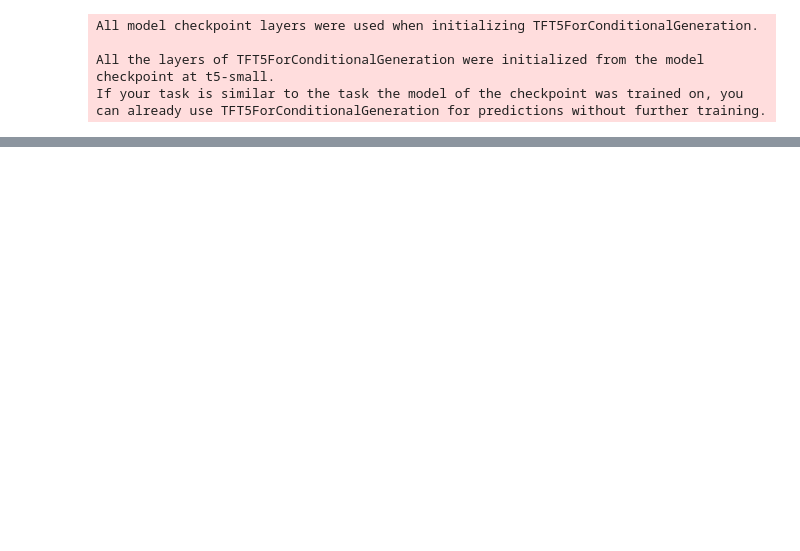
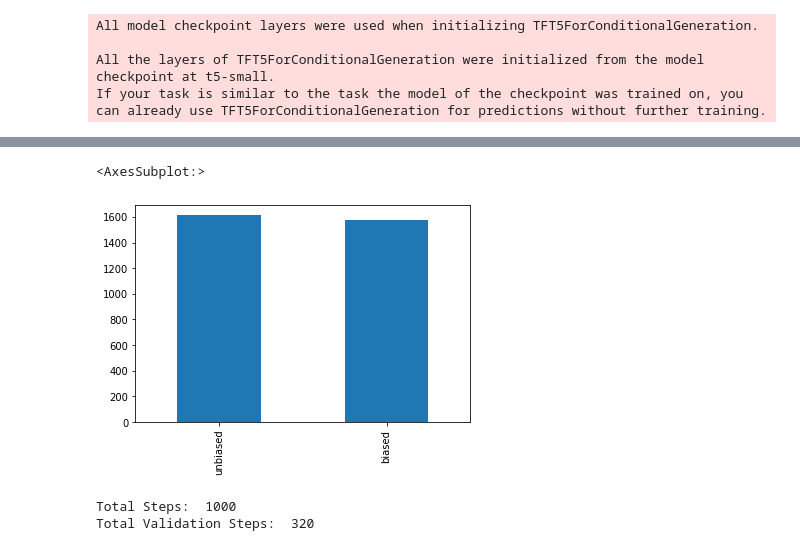
Before and after one commit to AshQTan/T5-GAN, a Jupyter notebook: GAN.ipynb, the cells around one changed output, grey strips where cells are left out. Drawn from its saved outputs; the diff is of its cells as text; code cells hidden in the pictures; blank space fills up the shorter version.

```diff
--- a/GAN.ipynb
+++ b/GAN.ipynb
@@ -84,0 +187,5 @@ If your task is similar to the task the model of the checkpoint was trained on,
+# %%
+tfdf["label"][10000:].value_counts().plot.bar()
+# %% [output]
+<AxesSubplot:>
+[figure, added]
@@ -84,0 +209,19 @@ If your task is similar to the task the model of the checkpoint was trained on,
+# %%
+warmup_steps = 1000
+batch_size = 10
+encoder_max_len = 2000
+
+discriminator_max_len = 8
+generator_max_len = 1000
+# generator_min_len = 500
+
+buffer_size = 5000
+ntrain = len(train_data)
+nvalid = len(test_data)
+steps = int(np.ceil(ntrain/batch_size))
+valid_steps = int(np.ceil(nvalid/batch_size))
+print("Total Steps: ", steps)
+print("Total Validation Steps: ", valid_steps)
+# %% [output]
+Total Steps:  1000
+Total Validation Steps:  320
```
Also changed, not shown: parts of 71 cells of this notebook, 1 other file.
